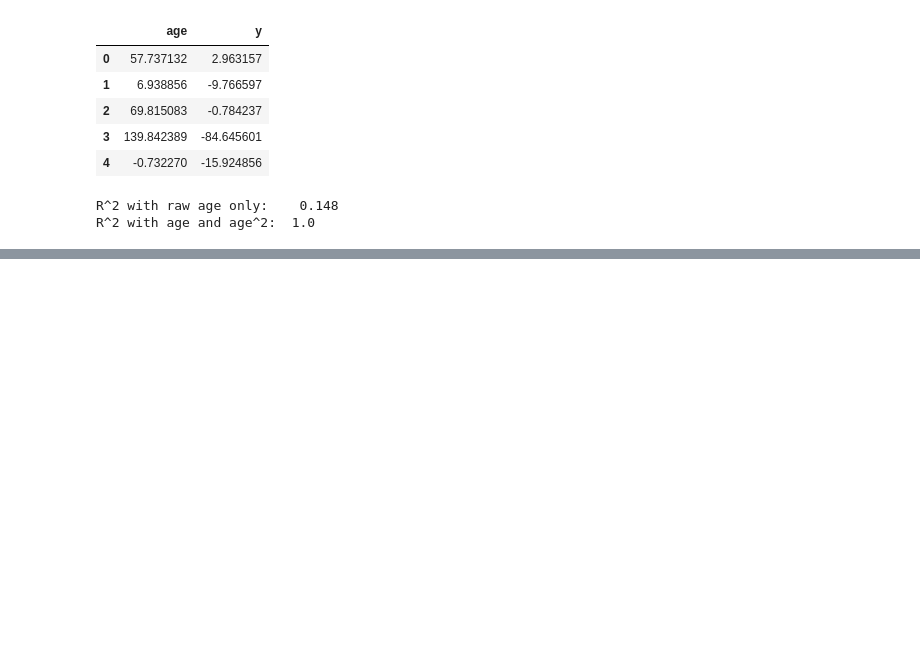
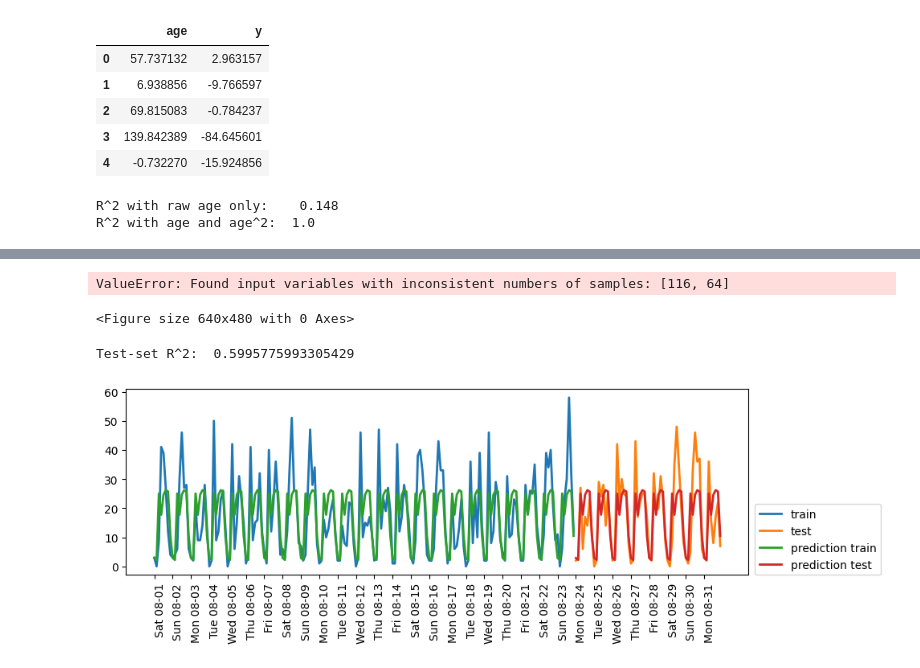
Before and after one commit to jinjiayun57/ml_modeling-foundations, a Jupyter notebook: 18_Transformations_feature_selection.ipynb, the cells around one changed output, grey strips where cells are left out. Drawn from its saved outputs; the diff is of its cells as text; code cells hidden in the pictures; blank space fills up the shorter version.

```diff
--- a/18_Transformations_feature_selection.ipynb
+++ b/18_Transformations_feature_selection.ipynb
@@ -443,0 +470,36 @@ R^2 with age and age^2:  1.0
+# %%
+
+X = citibike.index.view("int64") // 10**9
+X = X.reshape(-1, 1)
+
+from sklearn.ensemble import RandomForestRegressor
+
+n_train = 184
+
+def eval_on_features(features, target, regressor):
+    X_train, X_test = features[:n_train], features[n_train:]
+    y_train, y_test = target[:n_train], target[n_train:]
+    regressor.fit(X_train, y_train)
+    print("Test-set R^2: ", regressor.score(X_test, y_test))
+    y_pred = regressor.predict(X_test)
+    y_pred_train = regressor.predict(X_train)
+    plt.figure(figsize=(10, 3))
+    plt.xticks(range(0, len(X), 8), xticks.strftime("%a %m-%d"), rotation=90, ha="left");
+    plt.plot(range(n_train), y_train, label="train", linewidth=2)
+    plt.plot(range(n_train, len(y_test) + n_train), y_test, label="test", linewidth=2)
+    plt.plot(range(n_train), y_pred_train, label="prediction train", linewidth=2)
+    plt.plot(range(n_train, len(y_test) + n_train), y_pred, label="prediction test", linewidth=2)
+    plt.legend(loc=(1.01, 0))
+
+regressor = RandomForestRegressor(n_estimators=100, random_state=0)
+plt.figure()
+eval_on_features(X, y, regressor)
+# %% [output]
+ValueError: Found input variables with inconsistent numbers of samples: [116, 64]
+<Figure size 640x480 with 0 Axes>
+# %%
+X_hour = citibike.index.hour.to_numpy().reshape(-1, 1)
+eval_on_features(X_hour, y, regressor)
+# %% [output]
+Test-set R^2:  0.5995775993305429
+[figure, added]
```
Also changed, not shown: parts of 9 cells of this notebook.
